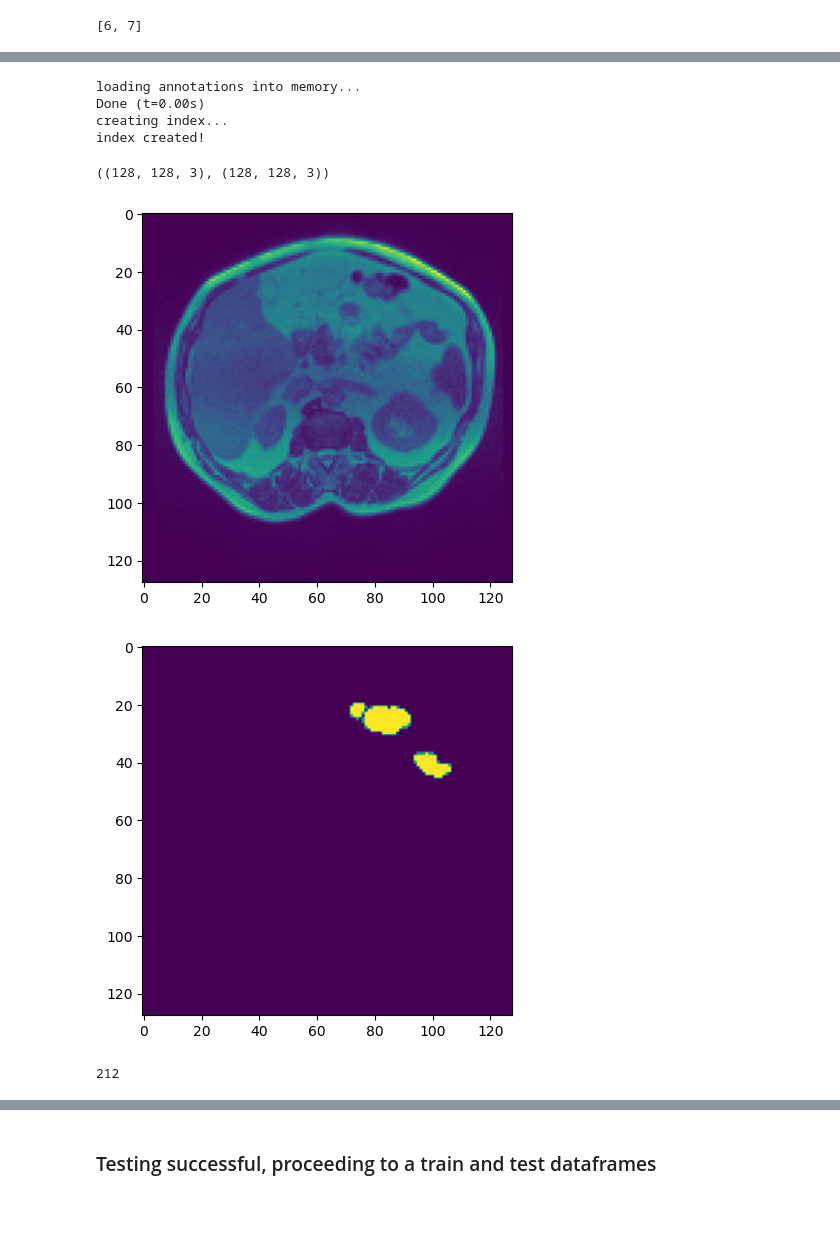
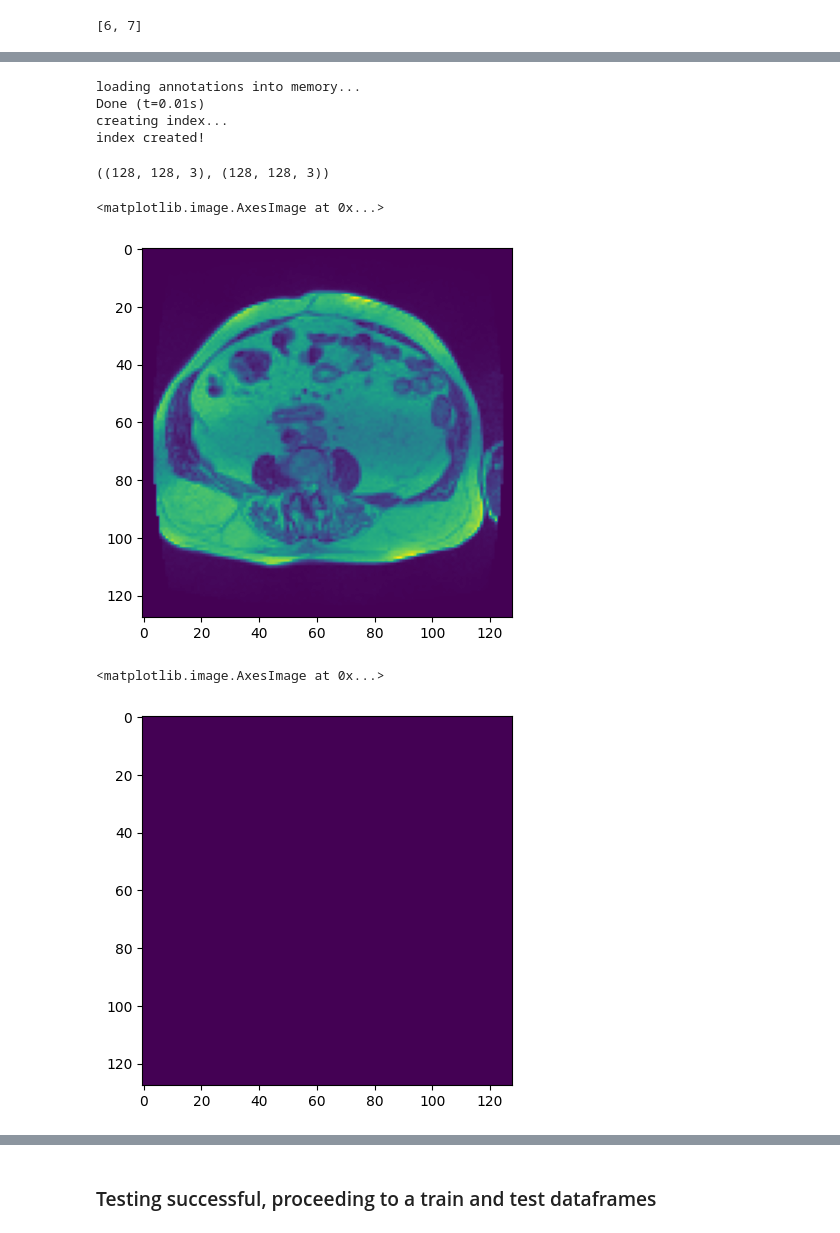
Before and after one commit to zikaiyan/Computer-Aided-Diagnosis-GI-Tract-Image-Segmentation, a Jupyter notebook: notebooks/test.ipynb, the cells around one changed output, grey strips where cells are left out. Drawn from its saved outputs; the diff is of its cells as text; code cells hidden in the pictures.

```diff
--- a/notebooks/test.ipynb
+++ b/notebooks/test.ipynb
@@ -247,7 +279,7 @@ for img, ax in zip(imgs, axs):
 # %%
 from src.data import DataGenerator
 # %%
-temp_generator_class = DataGenerator(dataset_dir='datasets/train',
+temp_generator_class = DataGenerator(dataset_dir='/content/datasets/train',
                                      subset="train",
                                      classes=CLASSES,
                                      input_image_size=(128,128),
@@ -255,7 +287,7 @@ temp_generator_class = DataGenerator(dataset_dir='datasets/train',
                                      shuffle=True)
 # %% [output]
 loading annotations into memory...
-Done (t=0.00s)
+Done (t=0.01s)
 creating index...
 index created!
 # %%
@@ -265,19 +297,15 @@ X.shape, y.shape
 # %% [output]
 ((128, 128, 3), (128, 128, 3))
 # %%
-plt.imshow(X[:,:,1])
-plt.show()
+plt.imshow(X[:,:,0])
 # %% [output]
+<matplotlib.image.AxesImage at 0x...>
-[figure, old version]
+[figure, new version]
 # %%
-plt.imshow(y[:,:,1])
-plt.show()
+plt.imshow(y[:,:,2]/255.)
 # %% [output]
+<matplotlib.image.AxesImage at 0x...>
-[figure, old version]
+[figure, new version]
-# %%
-(y[:,:,1] == 2).sum()
-# %% [output]
-212
 # %%
 from matplotlib.colors import ListedColormap
 cmap = ListedColormap(['none', 'red'])  # 'none' is transparent, 'red' for the mask
```
Also changed, not shown: parts of 64 cells of this notebook, 11 other files.
